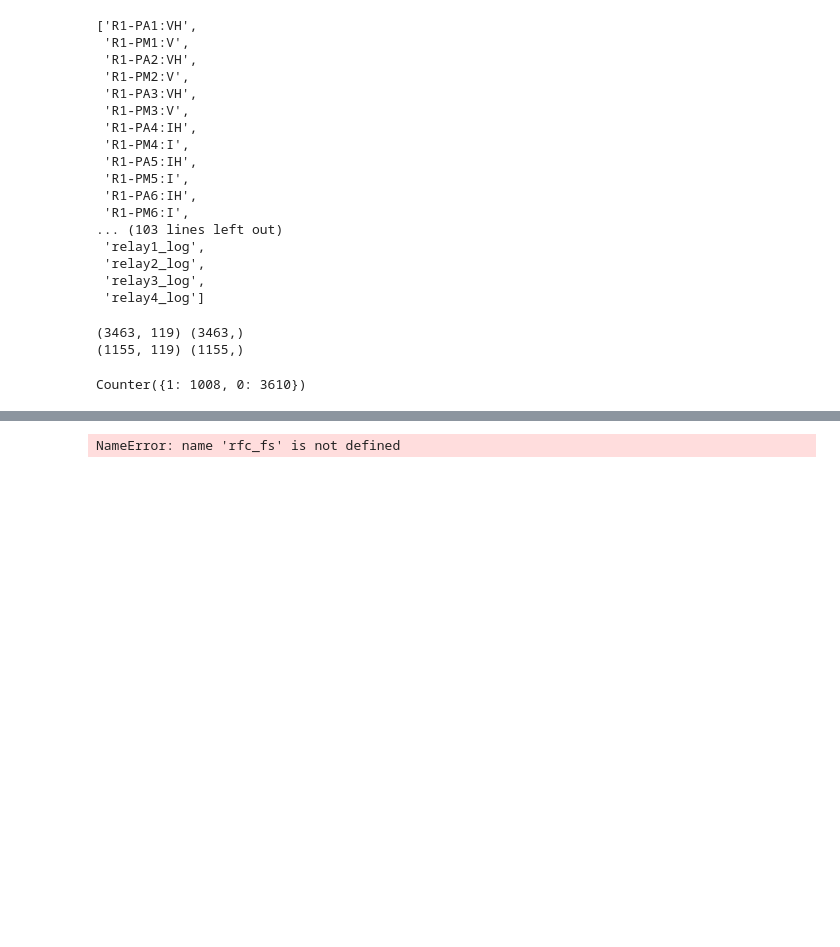
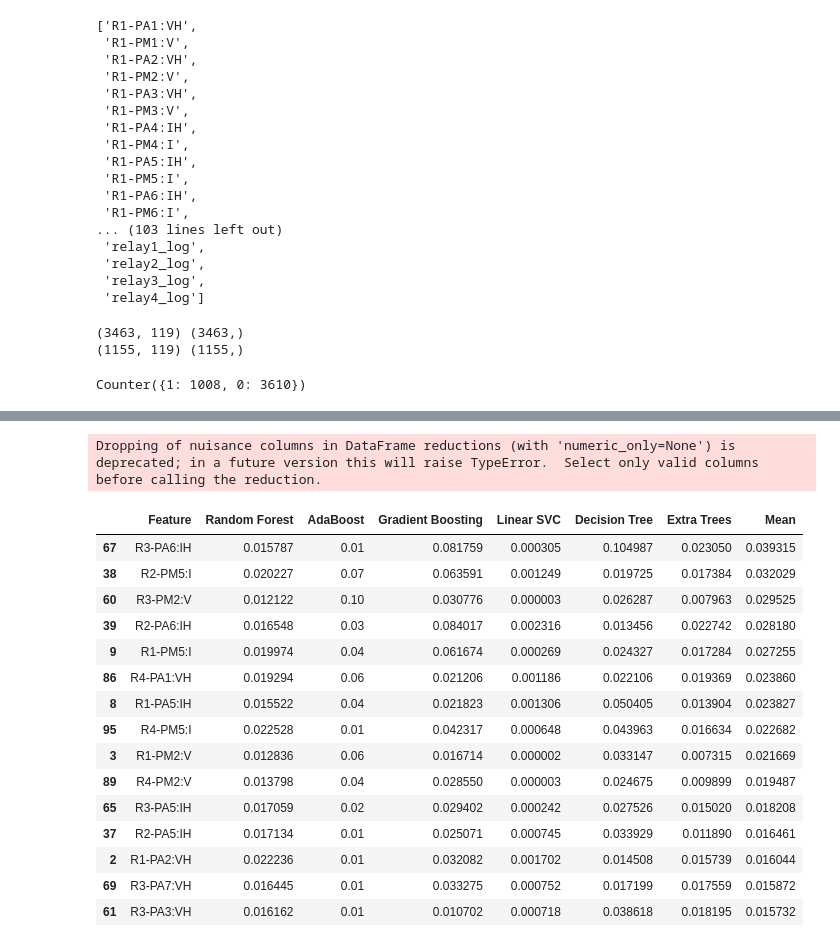
Before and after one commit to VictoKu1/IndustrialControlSystemCyberAttackDetectingCourse, a Jupyter notebook: Industrial_Power_Control_Cyber_Attacks_Detection.ipynb, the cells around one changed output, grey strips where cells are left out. Saved outputs shown, nothing was run; the diff lists cells and outputs as text; code cells hidden in the pictures; blank space fills up the shorter version.

```diff
--- a/Industrial_Power_Control_Cyber_Attacks_Detection.ipynb
+++ b/Industrial_Power_Control_Cyber_Attacks_Detection.ipynb
@@ -350,20 +350,36 @@ plot_feature_importance(etc_fs)
 # %%
 # Print the feature ranking - Top 10
 fs_table = pd.DataFrame(columns=['Feature', 'Random Forest', 'AdaBoost', 'Gradient Boosting', 'Linear SVC', 'Decision Tree', 'Extra Trees'])
 fs_table['Feature'] = features_list
 fs_table['Random Forest'] = rfc_fs.feature_importances_
 
 fs_table['AdaBoost'] = abc_fs.feature_importances_
 fs_table['Gradient Boosting'] = gbc_fs.feature_importances_
-fs_table['Linear SVC'] = np.abs(lsvc.coef_[0])
+fs_table['Linear SVC'] = np.abs(lsvc_fs.coef_[0])
 fs_table['Decision Tree'] = dtc_fs.feature_importances_
 fs_table['Extra Trees'] = etc_fs.feature_importances_
 
 fs_table['Mean'] = fs_table.mean(axis=1)
 fs_table.sort_values(by='Mean', ascending=False, inplace=True)
 fs_table.head(15)
 # %% [output]
-NameError: name 'rfc_fs' is not defined
+Dropping of nuisance columns in DataFrame reductions (with 'numeric_only=None') is deprecated; in a future version this will raise TypeError.  Select only valid columns before calling the reduction.
+|  | Feature | Random Forest | AdaBoost | Gradient Boosting | Linear SVC | Decision Tree | Extra Trees | Mean |
+| 67 | R3-PA6:IH | 0.015787 | 0.01 | 0.081759 | 0.000305 | 0.104987 | 0.023050 | 0.039315 |
+| 38 | R2-PM5:I | 0.020227 | 0.07 | 0.063591 | 0.001249 | 0.019725 | 0.017384 | 0.032029 |
+| 60 | R3-PM2:V | 0.012122 | 0.10 | 0.030776 | 0.000003 | 0.026287 | 0.007963 | 0.029525 |
+| 39 | R2-PA6:IH | 0.016548 | 0.03 | 0.084017 | 0.002316 | 0.013456 | 0.022742 | 0.028180 |
+| 9 | R1-PM5:I | 0.019974 | 0.04 | 0.061674 | 0.000269 | 0.024327 | 0.017284 | 0.027255 |
+| 86 | R4-PA1:VH | 0.019294 | 0.06 | 0.021206 | 0.001186 | 0.022106 | 0.019369 | 0.023860 |
+| 8 | R1-PA5:IH | 0.015522 | 0.04 | 0.021823 | 0.001306 | 0.050405 | 0.013904 | 0.023827 |
+| 95 | R4-PM5:I | 0.022528 | 0.01 | 0.042317 | 0.000648 | 0.043963 | 0.016634 | 0.022682 |
+| 3 | R1-PM2:V | 0.012836 | 0.06 | 0.016714 | 0.000002 | 0.033147 | 0.007315 | 0.021669 |
+| 89 | R4-PM2:V | 0.013798 | 0.04 | 0.028550 | 0.000003 | 0.024675 | 0.009899 | 0.019487 |
+| 65 | R3-PA5:IH | 0.017059 | 0.02 | 0.029402 | 0.000242 | 0.027526 | 0.015020 | 0.018208 |
+| 37 | R2-PA5:IH | 0.017134 | 0.01 | 0.025071 | 0.000745 | 0.033929 | 0.011890 | 0.016461 |
+| 2 | R1-PA2:VH | 0.022236 | 0.01 | 0.032082 | 0.001702 | 0.014508 | 0.015739 | 0.016044 |
+| 69 | R3-PA7:VH | 0.016445 | 0.01 | 0.033275 | 0.000752 | 0.017199 | 0.017559 | 0.015872 |
+| 61 | R3-PA3:VH | 0.016162 | 0.01 | 0.010702 | 0.000718 | 0.038618 | 0.018195 | 0.015732 |
 # %%
 pca = PCA()
 pca.fit(ss.fit_transform(df[features_list].to_numpy()))
```
Also changed, not shown: parts of 12 cells of this notebook, 2 other files.
